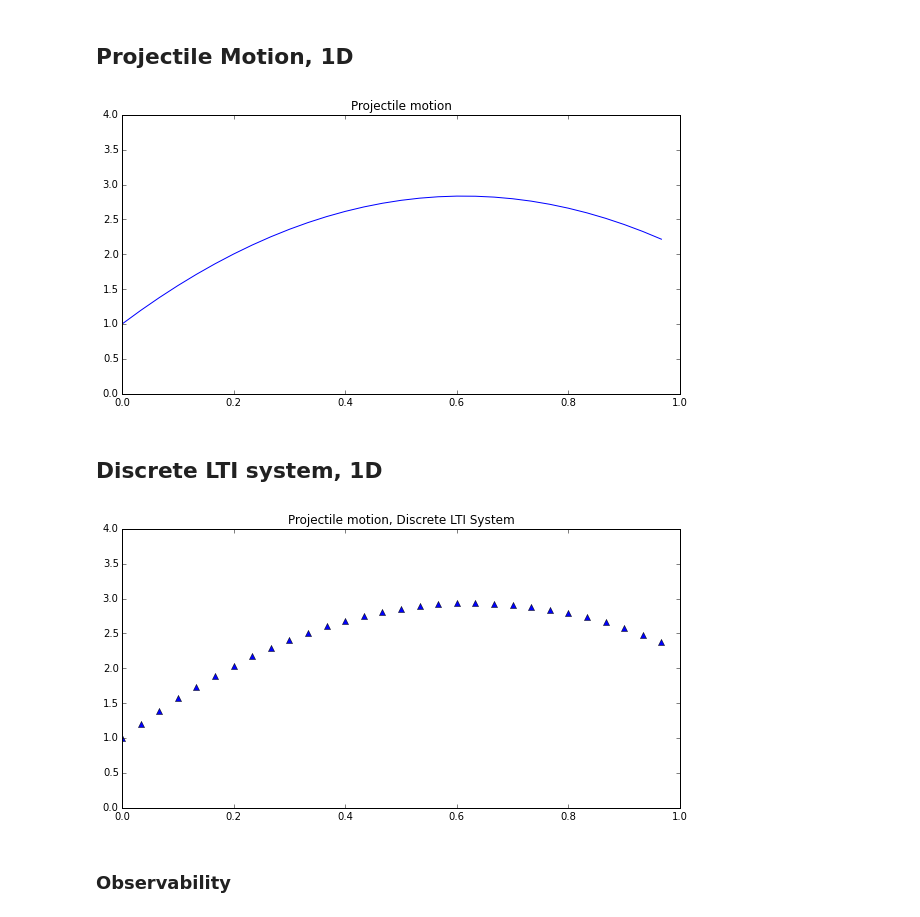
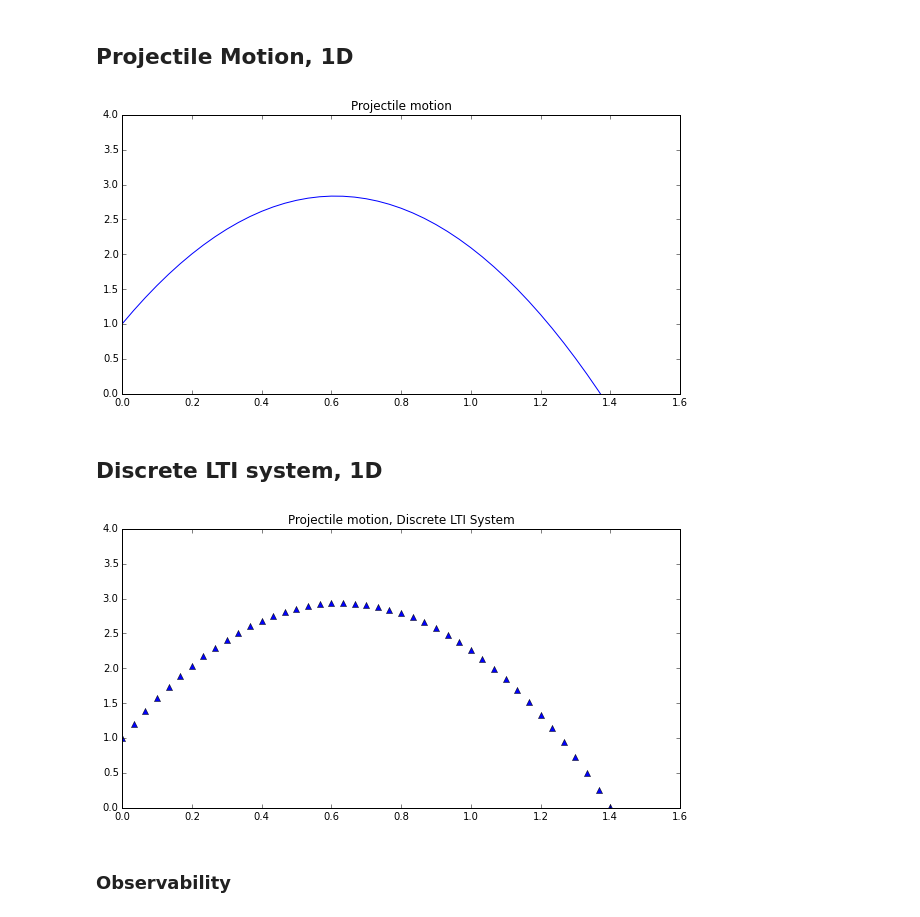
Before and after one commit to hmartiro/iron-dome, a Jupyter notebook: math/Trajectory Generation.ipynb, the cells around one changed output. Saved outputs shown, nothing was run; the diff lists cells and outputs as text; code cells hidden in the pictures.

```diff
--- a/math/Trajectory Generation.ipynb
+++ b/math/Trajectory Generation.ipynb
@@ -9,20 +9,20 @@ import random
 ## Projectile Motion, 1D
 # %%
 dt = 1./30
-tend = 1
+tend = 1.5
 t = np.arange(0, tend, dt)
 p0 = 1
 v0 = 6
 a0 = -9.81
 y = p0 + v0 * t + 0.5 * a0 * t**2
 
 plt.figure()
 plt.plot(t, y, 'b')
 plt.ylim([0,4])
 plt.title('Projectile motion')
 plt.show()
 # %% [output]
-[figure, old version]
+[figure, new version]
 # %% [markdown]
 ## Discrete LTI system, 1D
 # %%
@@ -46,7 +46,7 @@ plt.ylim([0,4])
 plt.title('Projectile motion, Discrete LTI System')
 plt.show()
 # %% [output]
-[figure, old version]
+[figure, new version]
 # %% [markdown]
 ### Observability
 # %%
```
Also changed, not shown: parts of 2 cells of this notebook, 33 other files.
